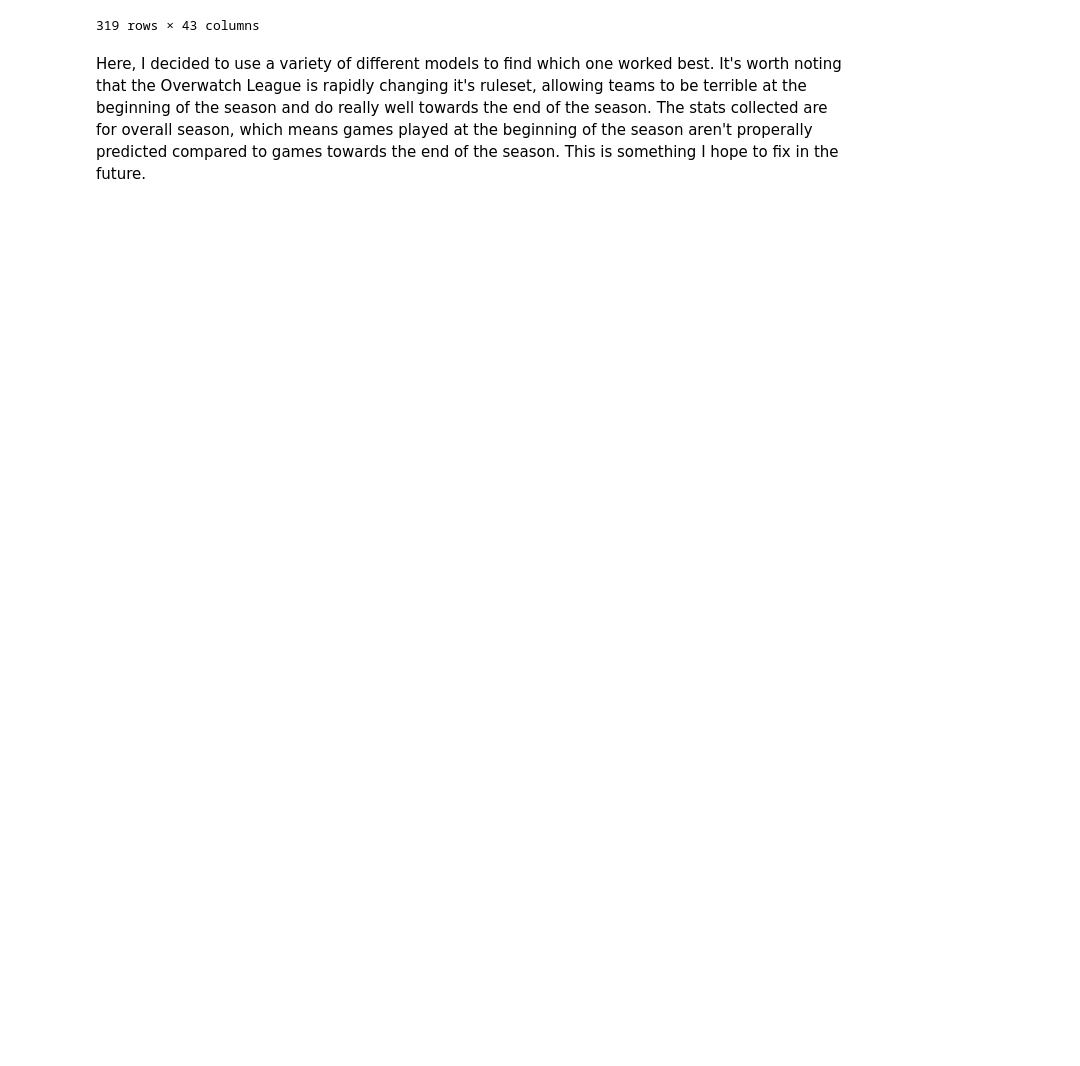
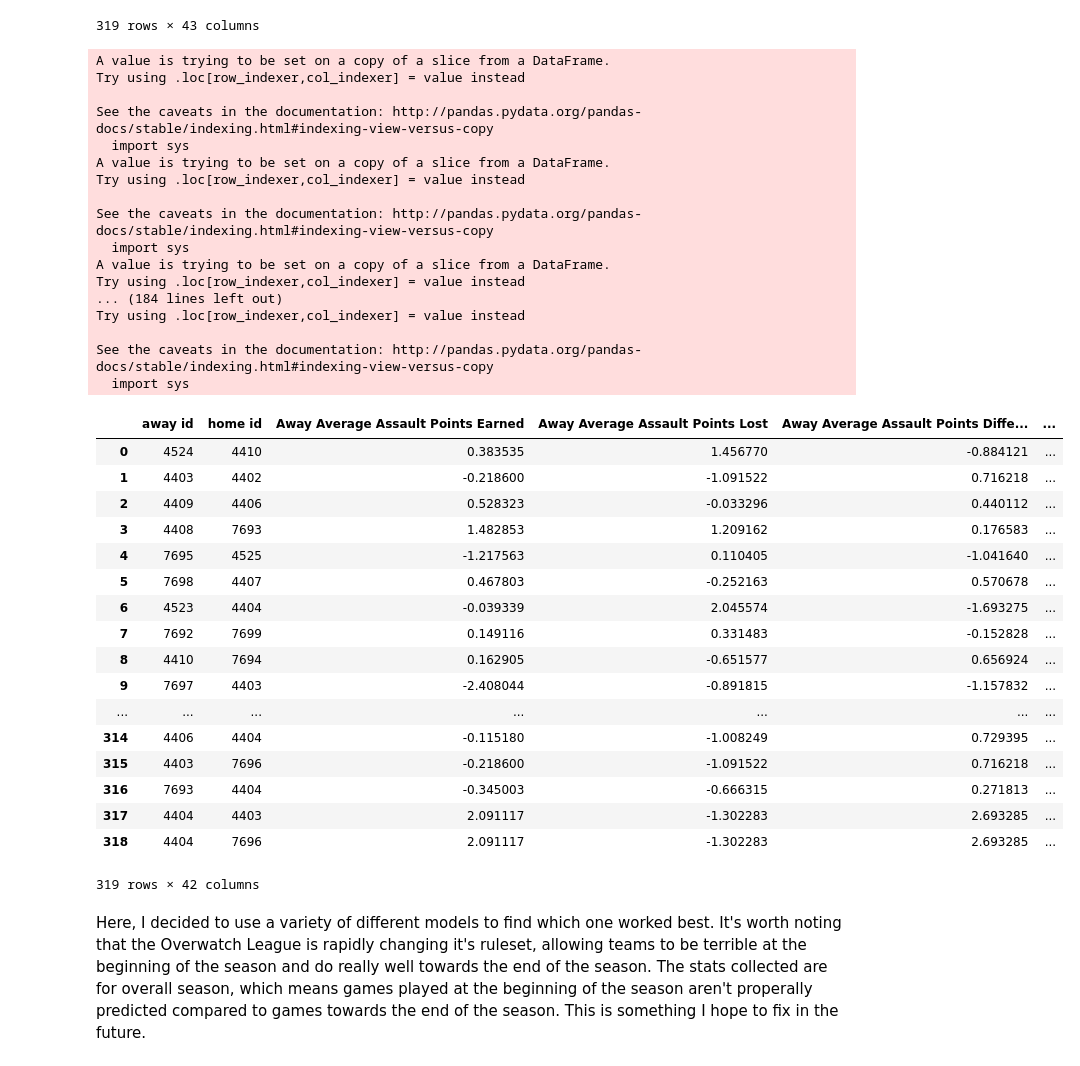
Before and after one commit to ranamerp/owl-prediction-bot, a Jupyter notebook: Machine Learning Prototype.ipynb, the cells around one changed output. Cells and saved outputs as stored; diff of their text form; code cells hidden in the pictures; blank space fills up the shorter version.

Commit message:
Added standardization to data and more documentation

```diff
--- a/Machine Learning Prototype.ipynb
+++ b/Machine Learning Prototype.ipynb
@@ -121,5 +123,50 @@ finaldf
 | 317 | 4404 | 4403 | 0 | 2.7654 | 1.8650 | 0.9004 | ... |
 | 318 | 4404 | 7696 | 0 | 2.7654 | 1.8650 | 0.9004 | ... |
 319 rows × 43 columns
+# %%
+#setting all data to same scale
+from sklearn.preprocessing import scale
+
+X = finaldf.loc[:, ~finaldf.columns.isin(['HomeTeamWin'])]
+y = finaldf.loc[:, 'HomeTeamWin']
+
+for col in X.loc[:, "Away Average Assault Points Earned": "Home Average Escort Map Potential %"].columns:
+    X[col] = scale(X[col])
+# %% [output]
+A value is trying to be set on a copy of a slice from a DataFrame.
+Try using .loc[row_indexer,col_indexer] = value instead
+
+See the caveats in the documentation: http://pandas.pydata.org/pandas-docs/stable/indexing.html#indexing-view-versus-copy
+  import sys
+A value is trying to be set on a copy of a slice from a DataFrame.
+Try using .loc[row_indexer,col_indexer] = value instead
+
+See the caveats in the documentation: http://pandas.pydata.org/pandas-docs/stable/indexing.html#indexing-view-versus-copy
+  import sys
+A value is trying to be set on a copy of a slice from a DataFrame.
+Try using .loc[row_indexer,col_indexer] = value instead
+... (184 lines left out)
+Try using .loc[row_indexer,col_indexer] = value instead
+
+See the caveats in the documentation: http://pandas.pydata.org/pandas-docs/stable/indexing.html#indexing-view-versus-copy
+  import sys
+|  | away id | home id | Away Average Assault Points Earned | Away Average Assault Points Lost | Away Average Assault Points Diffe... | ... |
+| 0 | 4524 | 4410 | 0.383535 | 1.456770 | -0.884121 | ... |
+| 1 | 4403 | 4402 | -0.218600 | -1.091522 | 0.716218 | ... |
+| 2 | 4409 | 4406 | 0.528323 | -0.033296 | 0.440112 | ... |
+| 3 | 4408 | 7693 | 1.482853 | 1.209162 | 0.176583 | ... |
+| 4 | 7695 | 4525 | -1.217563 | 0.110405 | -1.041640 | ... |
+| 5 | 7698 | 4407 | 0.467803 | -0.252163 | 0.570678 | ... |
+| 6 | 4523 | 4404 | -0.039339 | 2.045574 | -1.693275 | ... |
+| 7 | 7692 | 7699 | 0.149116 | 0.331483 | -0.152828 | ... |
+| 8 | 4410 | 7694 | 0.162905 | -0.651577 | 0.656924 | ... |
+| 9 | 7697 | 4403 | -2.408044 | -0.891815 | -1.157832 | ... |
+| ... | ... | ... | ... | ... | ... | ... |
+| 314 | 4406 | 4404 | -0.115180 | -1.008249 | 0.729395 | ... |
+| 315 | 4403 | 7696 | -0.218600 | -1.091522 | 0.716218 | ... |
+| 316 | 7693 | 4404 | -0.345003 | -0.666315 | 0.271813 | ... |
+| 317 | 4404 | 4403 | 2.091117 | -1.302283 | 2.693285 | ... |
+| 318 | 4404 | 7696 | 2.091117 | -1.302283 | 2.693285 | ... |
+319 rows × 42 columns
 # %%
 #splitting into training and testing
```
Also changed, not shown: parts of 8 cells of this notebook.
